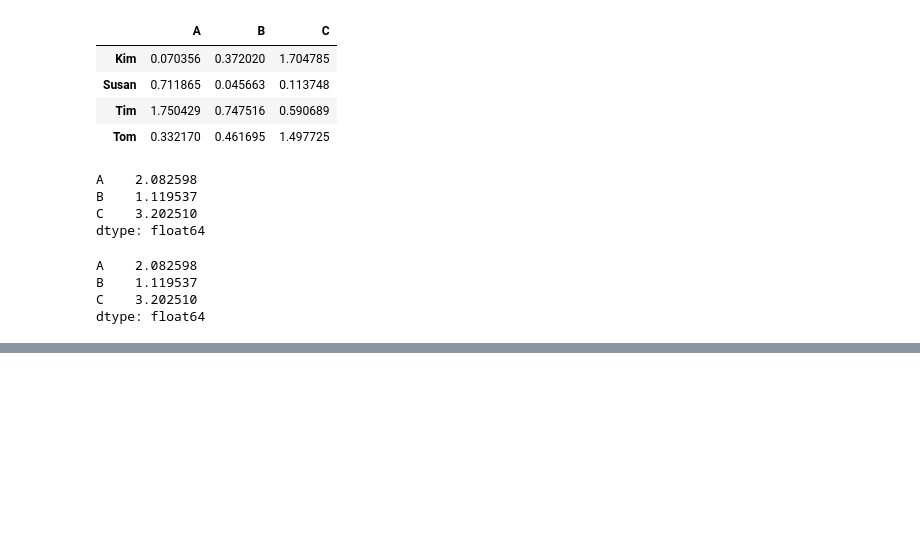
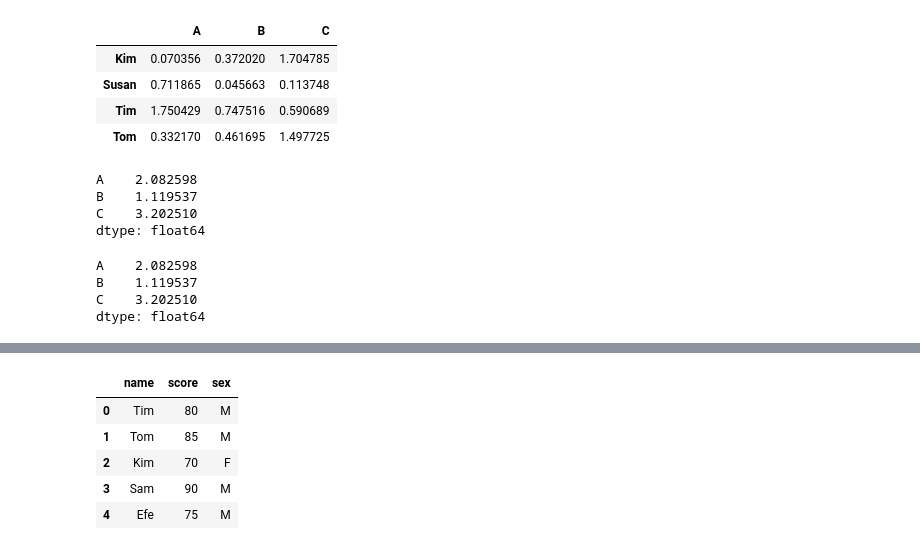
Before and after one commit to KhatiwadaPrajwal056/Data-Science-Libraries-, a Jupyter notebook: pandas.ipynb, the cells around one changed output, grey strips where cells are left out. Saved outputs shown, nothing was run; the diff lists cells and outputs as text; code cells hidden in the pictures; blank space fills up the shorter version.

```diff
--- a/pandas.ipynb
+++ b/pandas.ipynb
@@ -1075,0 +1257,10 @@ dtype: float64
+# %%
+newdata=pd.read_table("data.txt")
+newdata
+# %% [output]
+|  | name | score | sex |
+| 0 | Tim | 80 | M |
+| 1 | Tom | 85 | M |
+| 2 | Kim | 70 | F |
+| 3 | Sam | 90 | M |
+| 4 | Efe | 75 | M |
```
Also changed, not shown: parts of 29 cells of this notebook, 5 other files.
